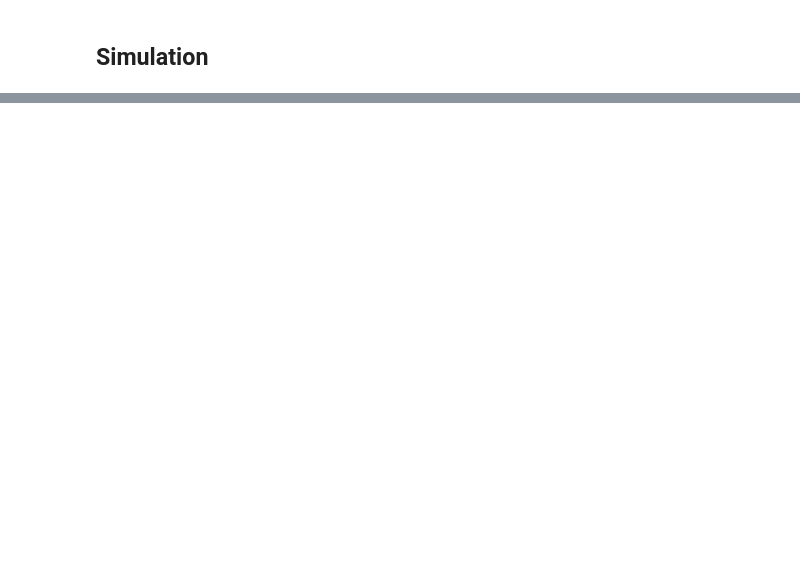
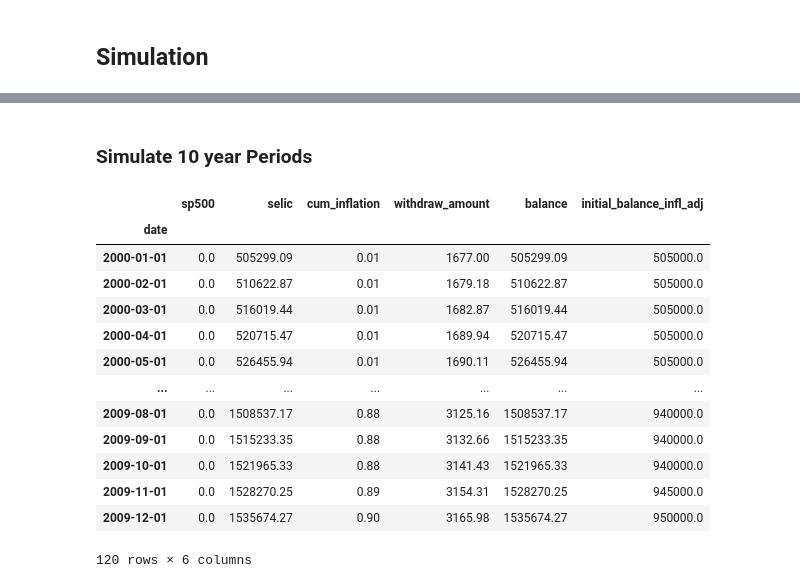
Before and after one commit to matheusfacure/tsr, a Jupyter notebook: TSR Br.ipynb, the cells around one changed output, grey strips where cells are left out. Cells and saved outputs as stored; diff of their text form; code cells hidden in the pictures; blank space fills up the shorter version.

```diff
--- a/TSR Br.ipynb
+++ b/TSR Br.ipynb
@@ -417,0 +108,30 @@ while not(check):
+# %% [markdown]
+### Simulate 10 year Periods
+# %%
+total = 500000
+weights = {"sp500":.0, "selic":1.0}
+portfolio = {asset:total*w for asset, w in weights.items()}
+tax = 0.15
+
+simulate_evolution(df=data.query(f"index>='2000-01-01'").head(10*12),
+                   portfolio=portfolio,
+                   inflation_col="ipca",
+                   rebalance_col="rebalance",
+                   weights=weights,
+                   withdraw_rate=0.04,
+                   tax=0.15)
+# %% [output]
+|  | sp500 | selic | cum_inflation | withdraw_amount | balance | initial_balance_infl_adj |
+| date |  |  |  |  |  |  |
+| 2000-01-01 | 0.0 | 505299.09 | 0.01 | 1677.00 | 505299.09 | 505000.0 |
+| 2000-02-01 | 0.0 | 510622.87 | 0.01 | 1679.18 | 510622.87 | 505000.0 |
+| 2000-03-01 | 0.0 | 516019.44 | 0.01 | 1682.87 | 516019.44 | 505000.0 |
+| 2000-04-01 | 0.0 | 520715.47 | 0.01 | 1689.94 | 520715.47 | 505000.0 |
+| 2000-05-01 | 0.0 | 526455.94 | 0.01 | 1690.11 | 526455.94 | 505000.0 |
+| ... | ... | ... | ... | ... | ... | ... |
+| 2009-08-01 | 0.0 | 1508537.17 | 0.88 | 3125.16 | 1508537.17 | 940000.0 |
+| 2009-09-01 | 0.0 | 1515233.35 | 0.88 | 3132.66 | 1515233.35 | 940000.0 |
+| 2009-10-01 | 0.0 | 1521965.33 | 0.88 | 3141.43 | 1521965.33 | 940000.0 |
+| 2009-11-01 | 0.0 | 1528270.25 | 0.89 | 3154.31 | 1528270.25 | 945000.0 |
+| 2009-12-01 | 0.0 | 1535674.27 | 0.90 | 3165.98 | 1535674.27 | 950000.0 |
+120 rows × 6 columns
```
Also changed, not shown: parts of 34 cells of this notebook.
